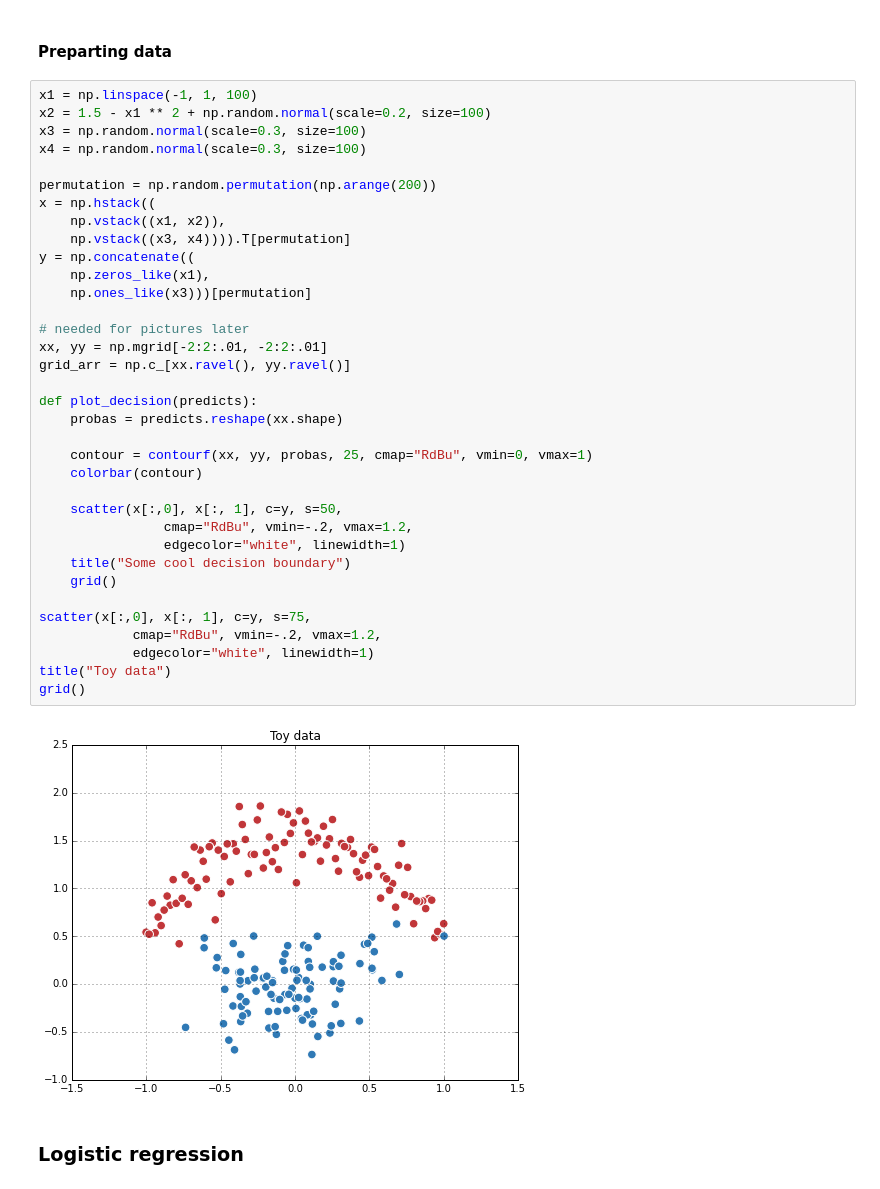
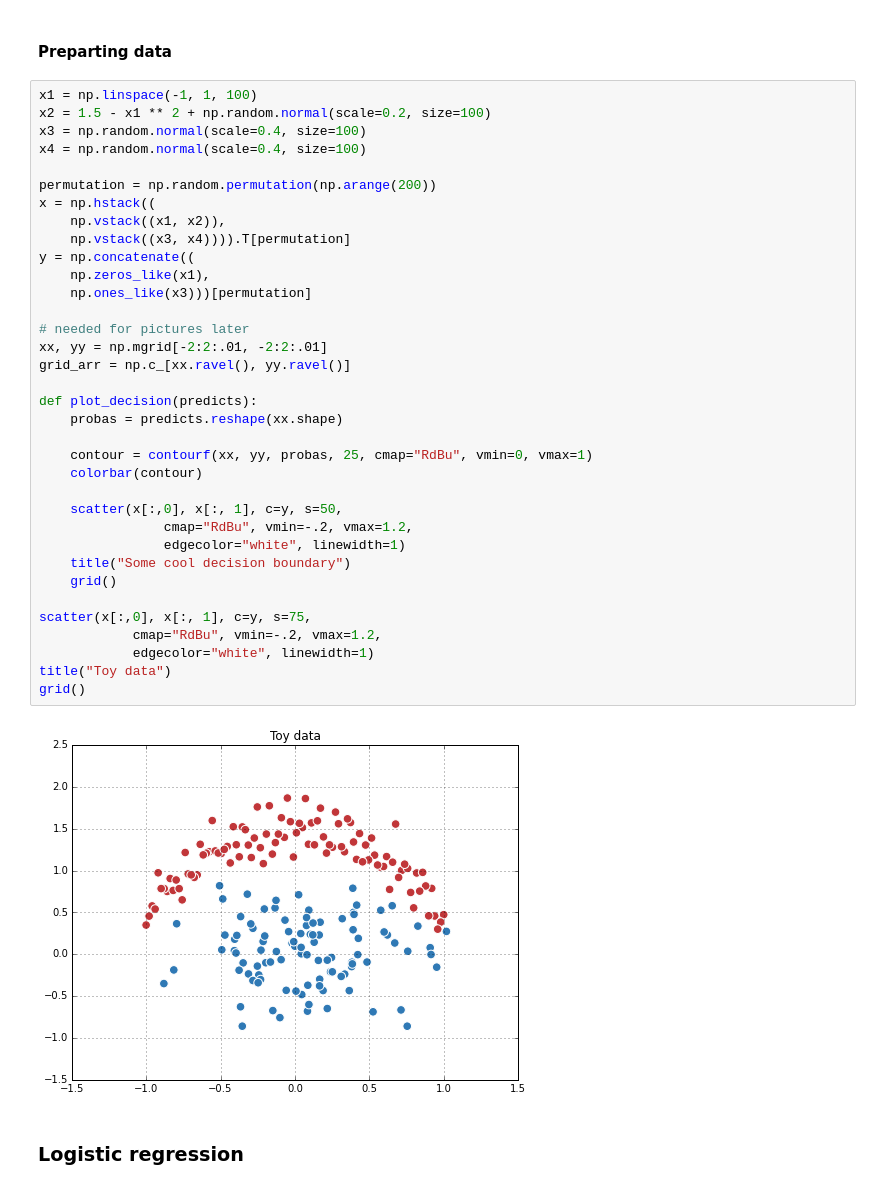
Before and after one commit to dudevil/theano-tutorial, a Jupyter notebook: Theano tutorial.ipynb, the cells around one changed output. Saved outputs shown, nothing was run; the diff lists cells and outputs as text.

```diff
--- a/Theano tutorial.ipynb
+++ b/Theano tutorial.ipynb
@@ -374,40 +372,40 @@ More debugging technics are available here: http://deeplearning.net/software/the
 # %%
 x1 = np.linspace(-1, 1, 100)
 x2 = 1.5 - x1 ** 2 + np.random.normal(scale=0.2, size=100)
-x3 = np.random.normal(scale=0.3, size=100)
-x4 = np.random.normal(scale=0.3, size=100)
+x3 = np.random.normal(scale=0.4, size=100)
+x4 = np.random.normal(scale=0.4, size=100)
 
 permutation = np.random.permutation(np.arange(200))
 x = np.hstack((
     np.vstack((x1, x2)),
     np.vstack((x3, x4)))).T[permutation]
 y = np.concatenate((
     np.zeros_like(x1),
     np.ones_like(x3)))[permutation]
 
 # needed for pictures later
 xx, yy = np.mgrid[-2:2:.01, -2:2:.01]
 grid_arr = np.c_[xx.ravel(), yy.ravel()]
 
 def plot_decision(predicts):
     probas = predicts.reshape(xx.shape)
 
     contour = contourf(xx, yy, probas, 25, cmap="RdBu", vmin=0, vmax=1)
     colorbar(contour)
 
     scatter(x[:,0], x[:, 1], c=y, s=50,
                 cmap="RdBu", vmin=-.2, vmax=1.2,
                 edgecolor="white", linewidth=1)
     title("Some cool decision boundary")
     grid()
 
 scatter(x[:,0], x[:, 1], c=y, s=75,
             cmap="RdBu", vmin=-.2, vmax=1.2,
             edgecolor="white", linewidth=1)
 title("Toy data")
 grid()
 # %% [output]
-[figure, old version]
+[figure, new version]
 # %% [markdown]
 ### Logistic regression
 # %%
```
Also changed, not shown: parts of 17 cells of this notebook.
